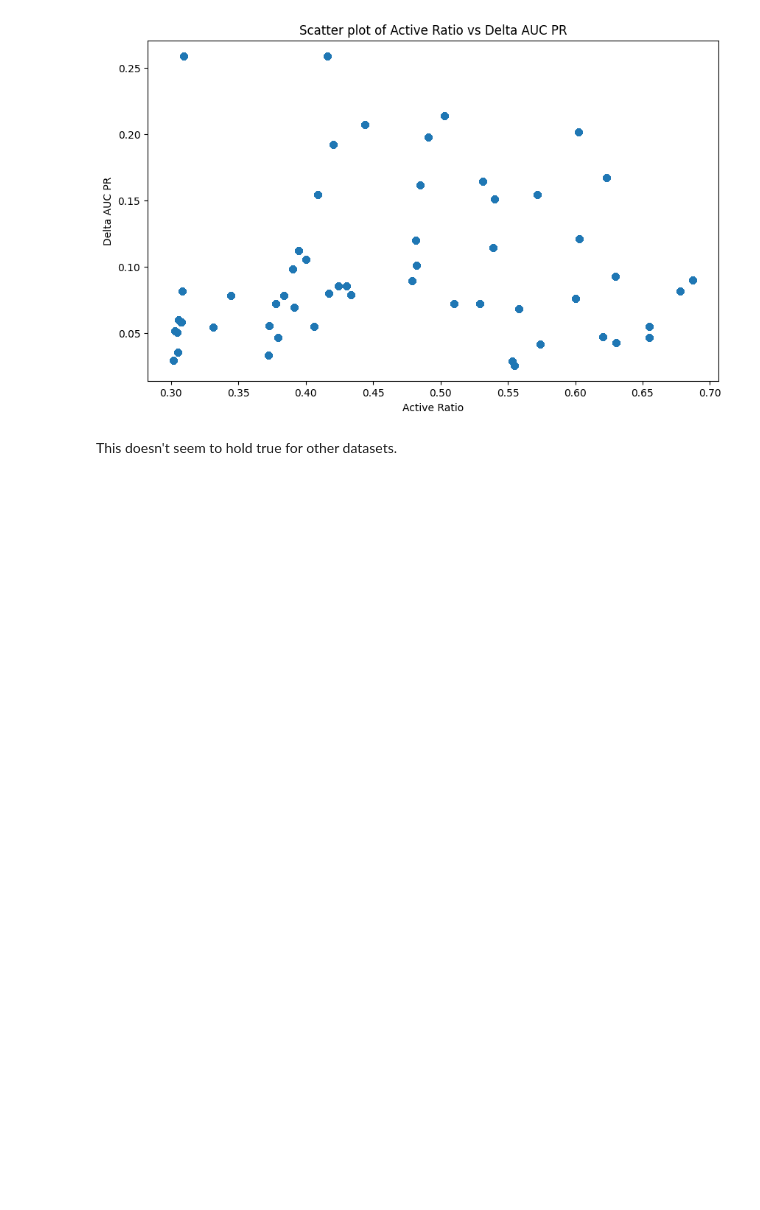
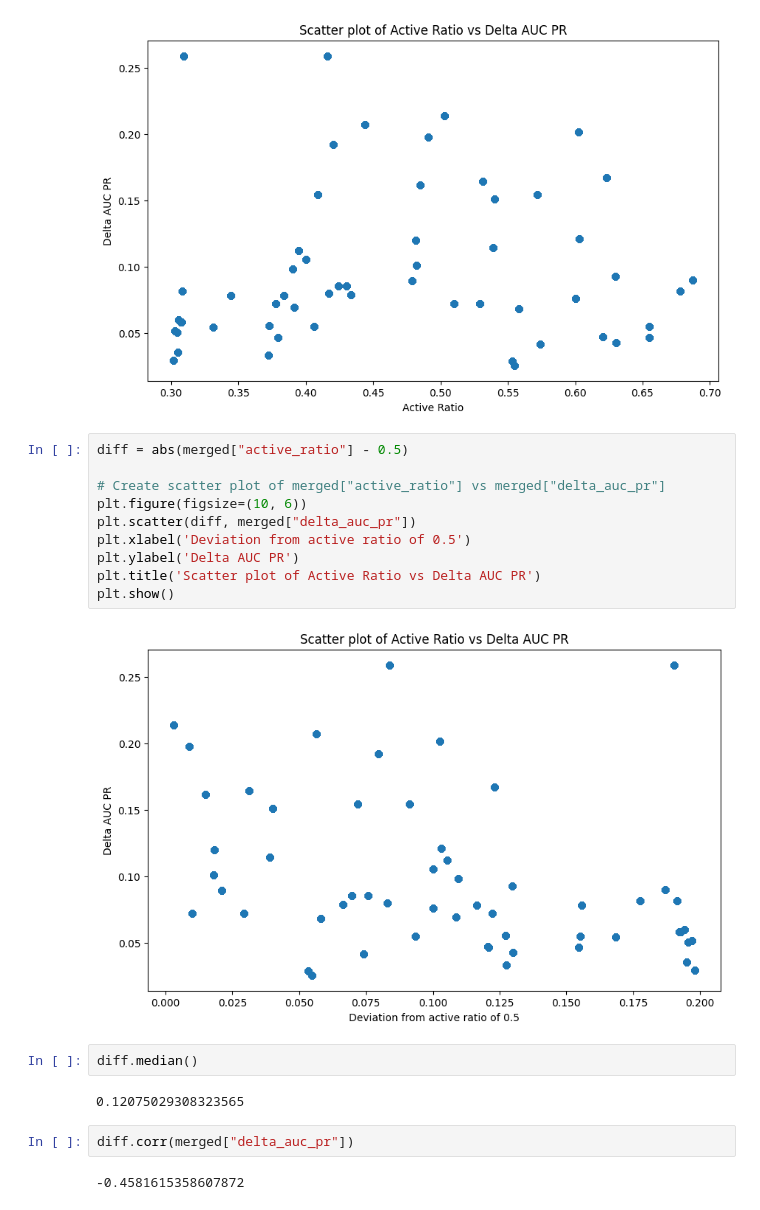
Before and after one commit to labdao/FS-Tox, a Jupyter notebook: notebooks/4.5-auc-pr-analysis.ipynb, the cells around one changed output. Saved outputs shown, nothing was run; the diff lists cells and outputs as text; blank space fills up the shorter version.

```diff
--- a/notebooks/4.5-auc-pr-analysis.ipynb
+++ b/notebooks/4.5-auc-pr-analysis.ipynb
@@ -172,5 +206,23 @@ plt.title('Scatter plot of Active Ratio vs Delta AUC PR')
 plt.show()
 # %% [output]
 [figure]
-# %% [markdown]
-This doesn't seem to hold true for other datasets.
+# %%
+diff = abs(merged["active_ratio"] - 0.5)
+
+# Create scatter plot of merged["active_ratio"] vs merged["delta_auc_pr"]
+plt.figure(figsize=(10, 6))
+plt.scatter(diff, merged["delta_auc_pr"])
+plt.xlabel('Deviation from active ratio of 0.5')
+plt.ylabel('Delta AUC PR')
+plt.title('Scatter plot of Active Ratio vs Delta AUC PR')
+plt.show()
+# %% [output]
+[figure, added]
+# %%
+diff.median()
+# %% [output]
+0.12075029308323565
+# %%
+diff.corr(merged["delta_auc_pr"])
+# %% [output]
+-0.4581615358607872
```
Also changed, not shown: parts of 18 cells of this notebook.
